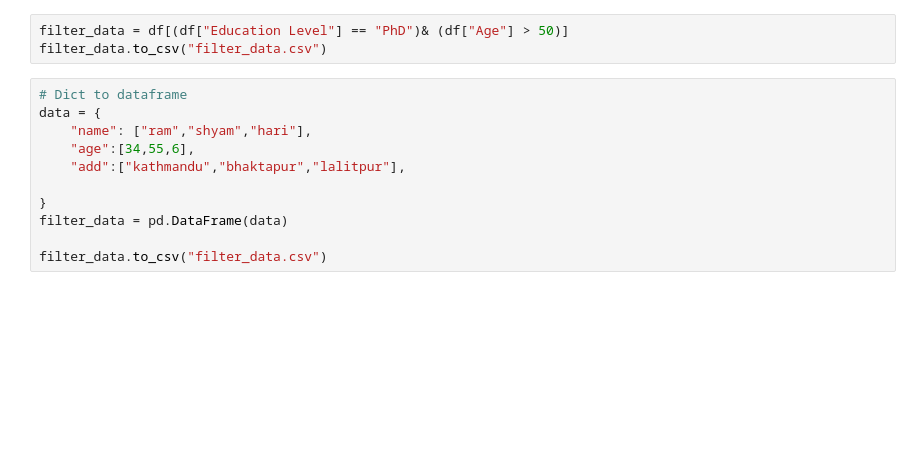
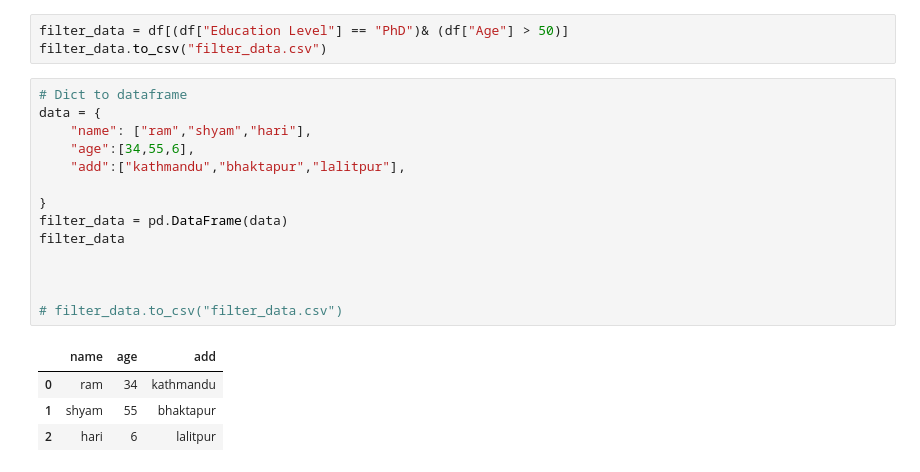
Before and after one commit to ritikhumagain/python-june22, a Jupyter notebook: practice/11.pandas.ipynb, the cells around one changed output. Drawn from its saved outputs; the diff is of its cells as text; blank space fills up the shorter version.

```diff
--- a/practice/11.pandas.ipynb
+++ b/practice/11.pandas.ipynb
@@ -137,11 +137,19 @@ filter_data.to_csv("filter_data.csv")
 # %%
 # Dict to dataframe
 data = {
     "name": ["ram","shyam","hari"],
     "age":[34,55,6],
     "add":["kathmandu","bhaktapur","lalitpur"],
 
 }
 filter_data = pd.DataFrame(data)
+filter_data
 
-filter_data.to_csv("filter_data.csv")
+
+
+# filter_data.to_csv("filter_data.csv")
+# %% [output]
+|  | name | age | add |
+| 0 | ram | 34 | kathmandu |
+| 1 | shyam | 55 | bhaktapur |
+| 2 | hari | 6 | lalitpur |
```
Also changed, not shown: 1 other file.
